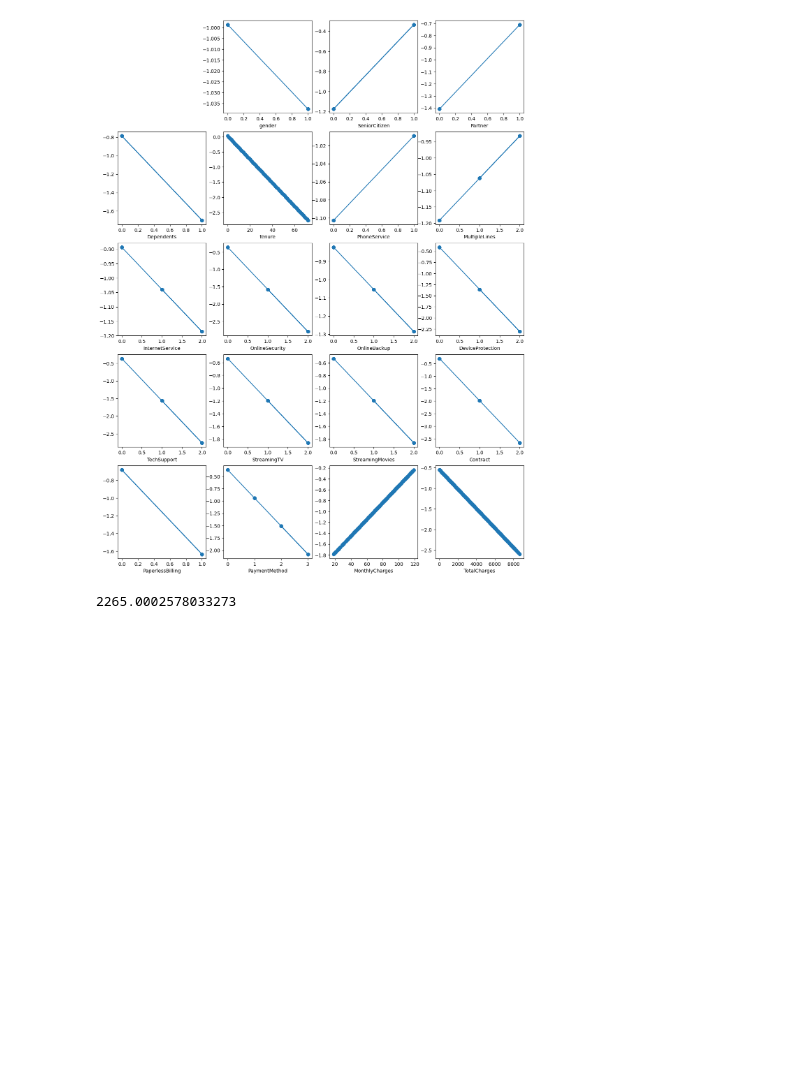
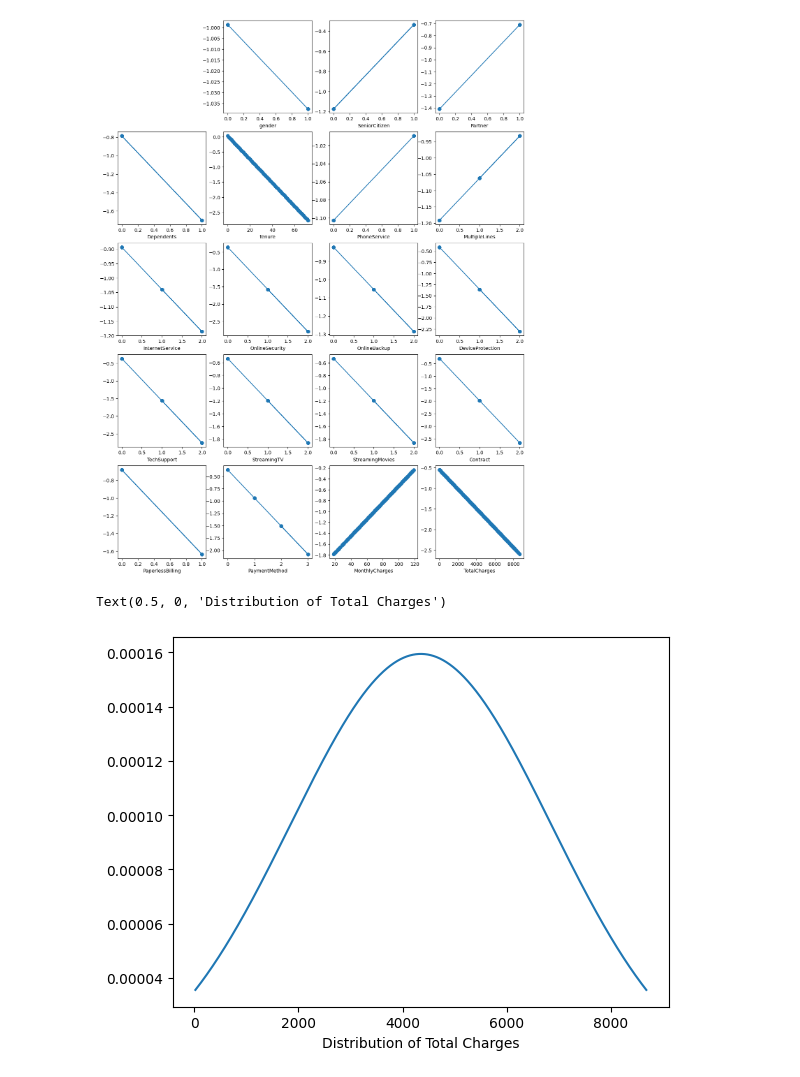
Before and after one commit to fmah922-code/Churn-Analysis, a Jupyter notebook: scripts/DataAnalysis.ipynb, the cells around one changed output. Saved outputs shown, nothing was run; the diff lists cells and outputs as text; code cells hidden in the pictures; blank space fills up the shorter version.

```diff
--- a/scripts/Assumptions.ipynb
+++ b/scripts/DataAnalysis.ipynb
@@ -90,10 +89,14 @@ Optimization terminated successfully.
          Current function value: 0.556590
          Iterations 6
 [figure]
-# %%
-statistics.stdev(ChurnData['TotalCharges'])
-
-# Total Charges
-# 2283.30
-# %% [output]
-2265.0002578033273
+# %%
+x_axis = np.arange(min(ChurnData['TotalCharges']),max(ChurnData['TotalCharges']),0.01)
+
+mean = statistics.mean(x_axis)
+sd = statistics.stdev(x_axis)
+
+plt.plot(x_axis, norm.pdf(x_axis, mean, sd))
+plt.xlabel('Distribution of Total Charges')
+# %% [output]
+Text(0.5, 0, 'Distribution of Total Charges')
+[figure, added]
```
Also changed, not shown: parts of 11 cells of this notebook, 2 other files.
